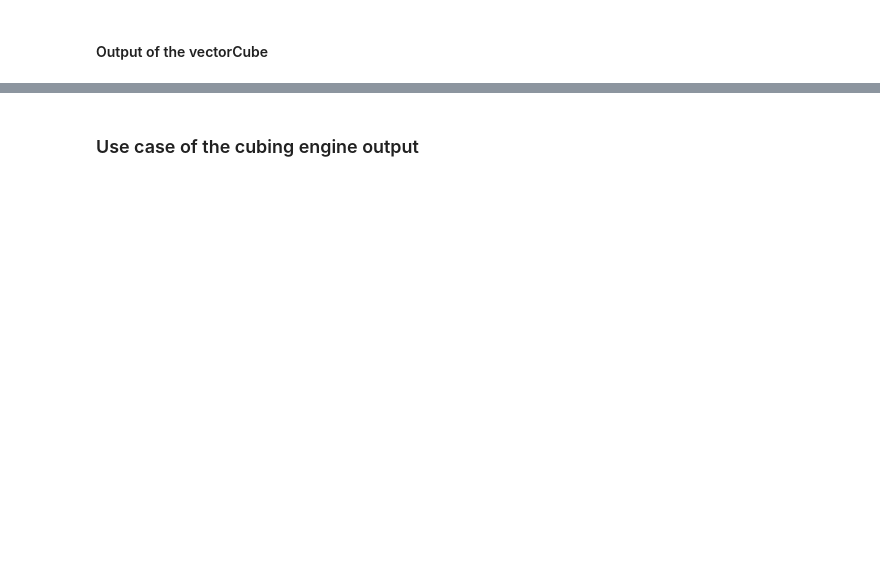
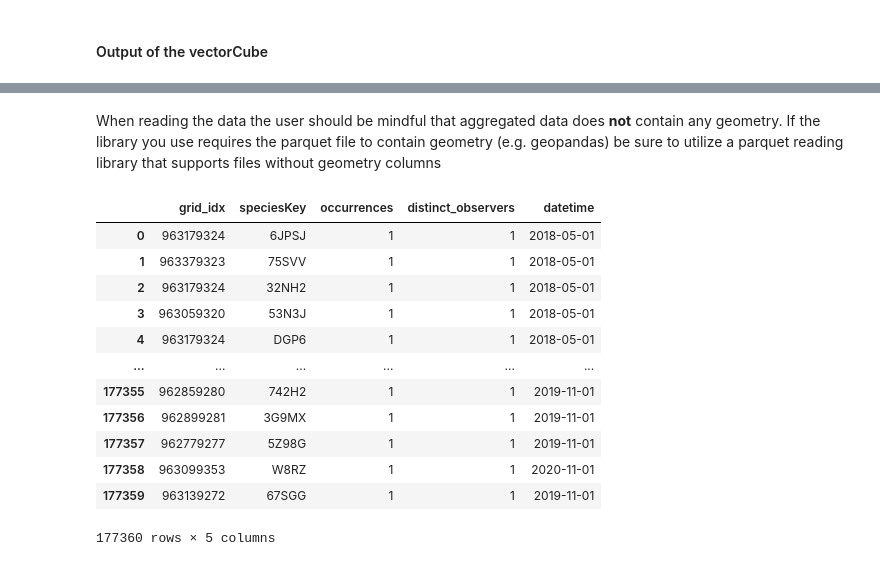
Before and after one commit to Biodiversity-Meets-Data/BmC, a Jupyter notebook: tutorials/4_bmdCube.ipynb, the cells around one changed output, grey strips where cells are left out. Saved outputs shown, nothing was run; the diff lists cells and outputs as text; code cells hidden in the pictures; blank space fills up the shorter version.

```diff
--- a/tutorials/4_bmdCube.ipynb
+++ b/tutorials/4_bmdCube.ipynb
@@ -948,5 +1096,5 @@ The `vectorCube` produces result that are structured in a different way to the `
 The table below lays out the relational scheme between the different outputs that are produced
 
 <img src="../img/vectorCube_output.png" width="1000">
-# %% [markdown]
-### Use case of the cubing engine output
+# %% [markdown]
+When reading the data the user should be mindful that aggregated data does **not** contain any geometry. If the library you use requires the parquet file to contain geometry (e.g. geopandas) be sure to utilize a parquet reading library that supports files without geometry columns
@@ -952,0 +1105,16 @@ The table below lays out the relational scheme between the different outputs tha
+# %%
+aggregated
+# %% [output]
+|  | grid_idx | speciesKey | occurrences | distinct_observers | datetime |
+| 0 | 963179324 | 6JPSJ | 1 | 1 | 2018-05-01 |
+| 1 | 963379323 | 75SVV | 1 | 1 | 2018-05-01 |
+| 2 | 963179324 | 32NH2 | 1 | 1 | 2018-05-01 |
+| 3 | 963059320 | 53N3J | 1 | 1 | 2018-05-01 |
+| 4 | 963179324 | DGP6 | 1 | 1 | 2018-05-01 |
+| ... | ... | ... | ... | ... | ... |
+| 177355 | 962859280 | 742H2 | 1 | 1 | 2019-11-01 |
+| 177356 | 962899281 | 3G9MX | 1 | 1 | 2019-11-01 |
+| 177357 | 962779277 | 5Z98G | 1 | 1 | 2019-11-01 |
+| 177358 | 963099353 | W8RZ | 1 | 1 | 2020-11-01 |
+| 177359 | 963139272 | 67SGG | 1 | 1 | 2019-11-01 |
+177360 rows × 5 columns
```
Also changed, not shown: parts of 24 cells of this notebook, 1 other file.
